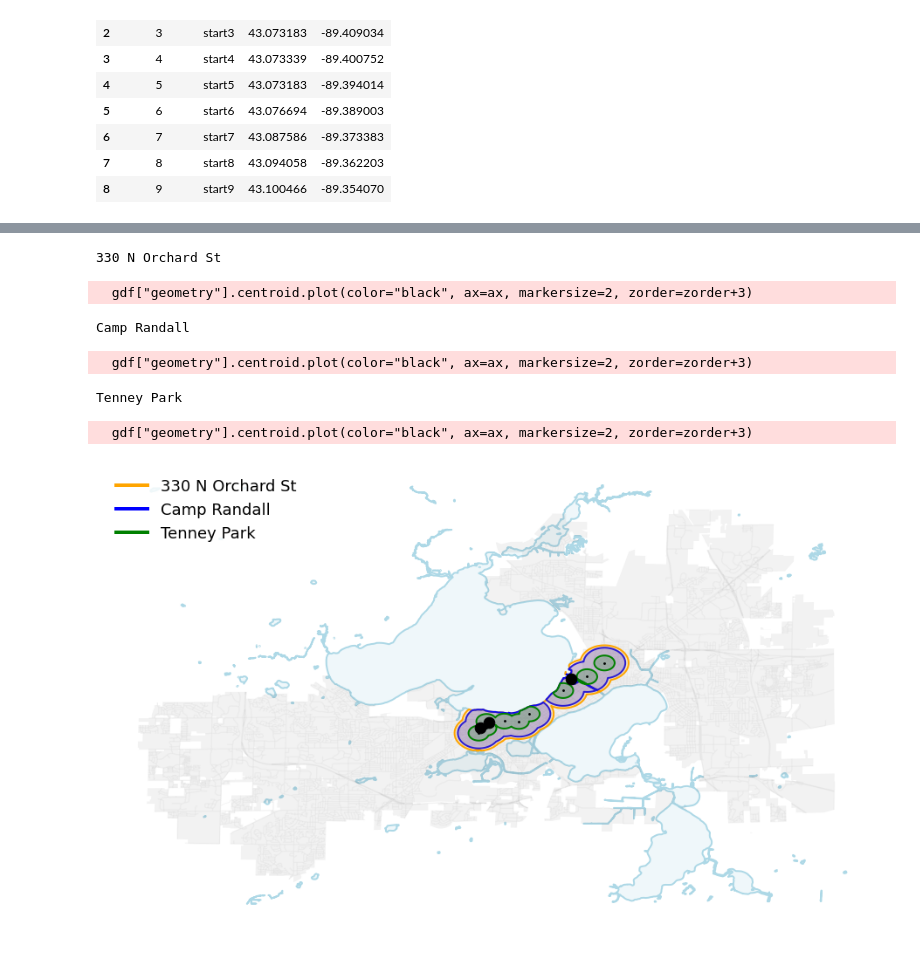
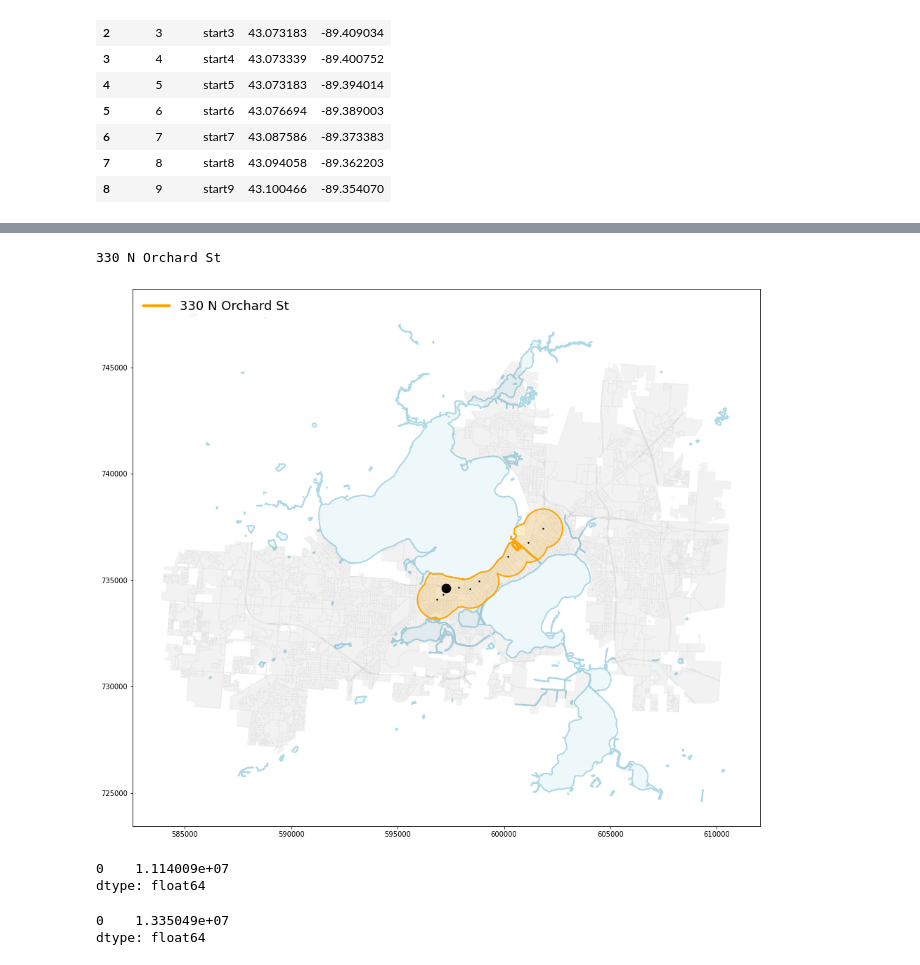
Before and after one commit to wisc-bus/simulator, a Jupyter notebook: notebooks/charles_demo.ipynb, the cells around one changed output, grey strips where cells are left out. Saved outputs shown, nothing was run; the diff lists cells and outputs as text; code cells hidden in the pictures.

```diff
--- a/notebooks/charles_demo.ipynb
+++ b/notebooks/charles_demo.ipynb
@@ -66,9 +70,9 @@ START_TIME = "04:55:00"
 ELAPSE_TIME = "01:50:00"
 AVG_WALKING_SPEED = 1.4 # 1.4 meters per second
 MAX_WALKING_MIN = 12
-city = gpd.read_file("../data/plot/background/madison-shp").to_crs(epsg=4326)
-lakes = gpd.read_file("../data/plot/background/water-shp").to_crs(epsg=4326)
-street = gpd.read_file("../data/plot/background/street-shp").to_crs(epsg=4326)
+city = gpd.read_file("../data/plot/background/madison-shp").to_crs(epsg=3174)
+lakes = gpd.read_file("../data/plot/background/water-shp").to_crs(epsg=3174)
+street = gpd.read_file("../data/plot/background/street-shp").to_crs(epsg=3174)
 max_lon = city.bounds.maxx.max()
 min_lon = city.bounds.minx.min()
 max_lat = city.bounds.maxy.max()
@@ -91,6 +95,7 @@ def geocode(addr):
 def flatten(s):
     return gpd.GeoDataFrame({"geometry": gpd.GeoSeries([s.unary_union])})
 # %%
+gdf = None
 def plot(starts=[]):
     ax = lakes.boundary.plot(color="lightblue", zorder=1, linewidth=2, figsize=(16, 16))
     lakes.plot(color="lightblue", ax=ax, alpha=0.2, zorder=1)
@@ -106,21 +111,22 @@ def plot(starts=[]):
 
     bubbles = []
     for i, addr in enumerate(starts):
+        global gdf
         print(addr)
         zorder += 10
         location = geocode(addr)
         lat, lon = (location.latitude, location.longitude)
-        # check if the point is indeed in Madison
-        if lat > max_lat or lat < min_lat or lon > max_lon or lon < min_lon:
-            print(lat, lon)
-            print(f"Looks like {start} is not in madison.")
-            continue
+        # # check if the point is indeed in Madison
+        # if lat > max_lat or lat < min_lat or lon > max_lon or lon < min_lon:
+        #     print(lat, lon)
+        #     print(f"Looks like {start} is not in madison.")
+        #     continue
         # gdf = busSim.get_gdf()
         gdf = busSim.get_gdf(start_point=(lat, lon))
         if gdf is None:
             print(f'illegal start {addr}')
             continue
-        gdf = gdf.to_crs(epsg=4326)
+        gdf = gdf.to_crs(epsg=3174)
 
         color = colors[i % len(colors)]
         bubble = flatten(gdf.difference(lakes.unary_union))
@@ -128,7 +134,7 @@ def plot(starts=[]):
         bubbles.append(bubble)
         bubble.boundary.plot(color=color, ax=ax, linewidth=2, zorder=zorder+2)
         gdf["geometry"].centroid.plot(color="black", ax=ax, markersize=2, zorder=zorder+3)
-        start = gpd.GeoSeries([Point(lon, lat)])
+        start = gpd.GeoSeries([Point(lon, lat)],crs=4326).to_crs(3174)
         start.plot(ax = ax, marker='o', color="black", markersize=160, zorder=100)
 
         leg_lines.append(Line2D([0], [0], color=color, lw=4))
@@ -141,21 +147,20 @@ def plot(starts=[]):
     leg.get_frame().set_facecolor("white")
     leg.get_frame().set_edgecolor("white")
 
-    ax.set_axis_off()
+    return bubbles
+    # ax.set_axis_off()
 
 def demo(addrs_str):
-    plot([s.strip() for s in addrs_str.split("\n") if s.strip() != ""])
+    return plot([s.strip() for s in addrs_str.split("\n") if s.strip() != ""])
 # %%
-demo("""
+bubbles = demo("""
 330 N Orchard St
-Camp Randall
-Tenney Park
 """)
 # %% [output]
 330 N Orchard St
-  gdf["geometry"].centroid.plot(color="black", ax=ax, markersize=2, zorder=zorder+3)
-Camp Randall
-  gdf["geometry"].centroid.plot(color="black", ax=ax, markersize=2, zorder=zorder+3)
-Tenney Park
-  gdf["geometry"].centroid.plot(color="black", ax=ax, markersize=2, zorder=zorder+3)
-[figure, old version]
+[figure, new version]
+# %%
+bubbles[0].geometry.area
+# %% [output]
+0    1.114009e+07
+dtype: float64
@@ -161,0 +182,14 @@ Tenney Park
+# %%
+start_location = "330 N Orchard St"
+def get_area(start_point=None, start_location=None, busSim=None, crs=3174):
+    location = geocode(start_location)
+    lat, lon = (location.latitude, location.longitude)
+    gdf = busSim.get_gdf(start_point=(lat, lon))
+    gdf = gdf.to_crs(epsg=3174)
+    bubble = flatten(gdf.geometry)
+    return bubble.geometry.area
+
+get_area(start_location=start_location, busSim=busSim)
+# %% [output]
+0    1.335049e+07
+dtype: float64
```
Also changed, not shown: parts of 2 cells of this notebook.
